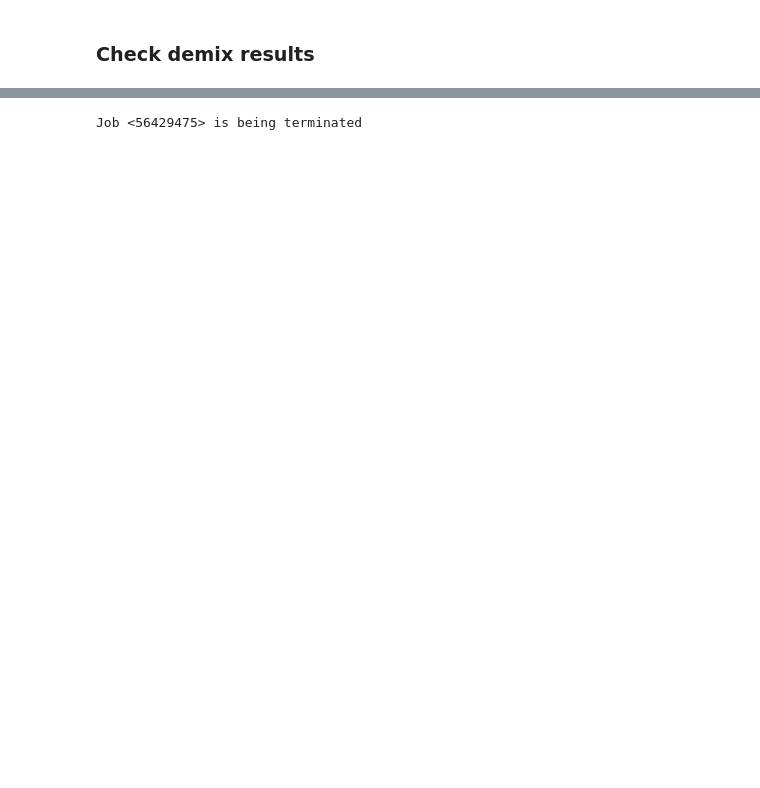
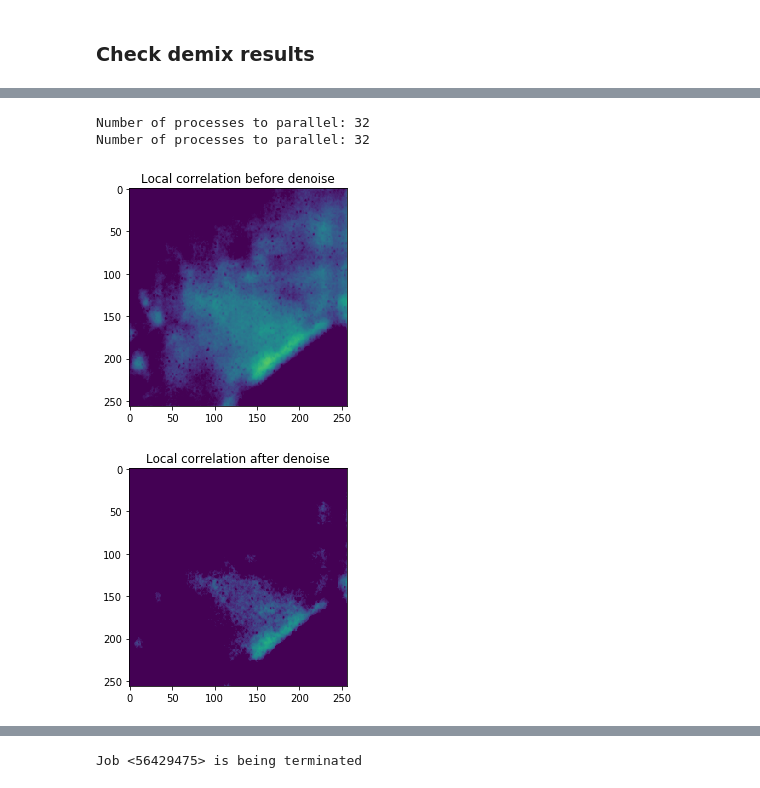
Before and after one commit to zqwei/Glia_analysis, a Jupyter notebook: Processing/Cell_segmentation.ipynb, the cells around one changed output, grey strips where cells are left out. Drawn from its saved outputs; the diff is of its cells as text; code cells hidden in the pictures; blank space fills up the shorter version.

```diff
--- a/Processing/Cell_segmentation.ipynb
+++ b/Processing/Cell_segmentation.ipynb
@@ -167 +170,20 @@ check_demix_cells(save_root, rand_block, plot_global=False, plot_mask=False)
+# %%
+mask_ = mask.blocks[rand_block]
+M = Y_d.blocks[rand_block].squeeze().compute(scheduler='threads')
+M_dff = Y_dff.blocks[rand_block].squeeze().compute(scheduler='threads')
+M_pca = Y_svd.blocks[rand_block].squeeze().compute(scheduler='threads')
+Cn_ = local_correlations_fft(M)
+Cn = local_correlations_fft(M_pca)
+
+plt.imshow(Cn_, vmin=0.7, vmax=1)
+plt.title('Local correlation before denoise')
+plt.show()
+plt.imshow(Cn, vmin=0.95, vmax=1)
+plt.title('Local correlation after denoise')
+plt.show()
+# %% [output]
+Number of processes to parallel: 32
+Number of processes to parallel: 32
+[figure, added]
+[figure, added]
 # %%
```
Also changed, not shown: parts of 4 cells of this notebook, 1 other file.
